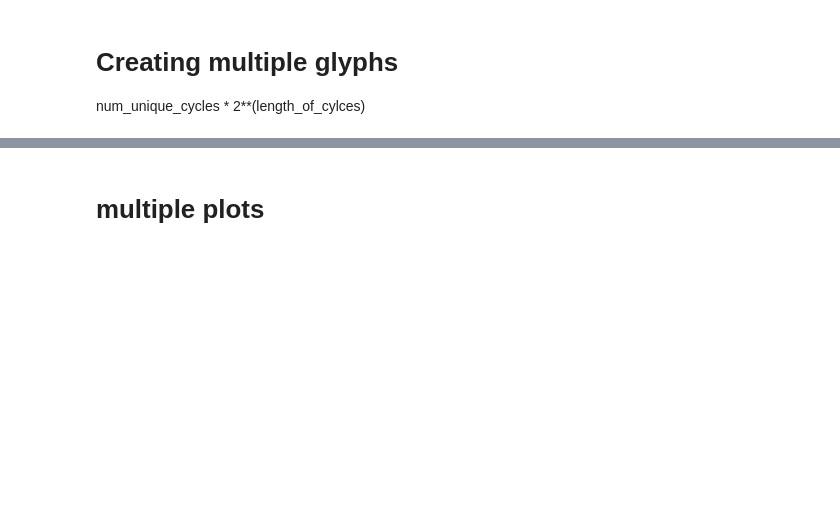
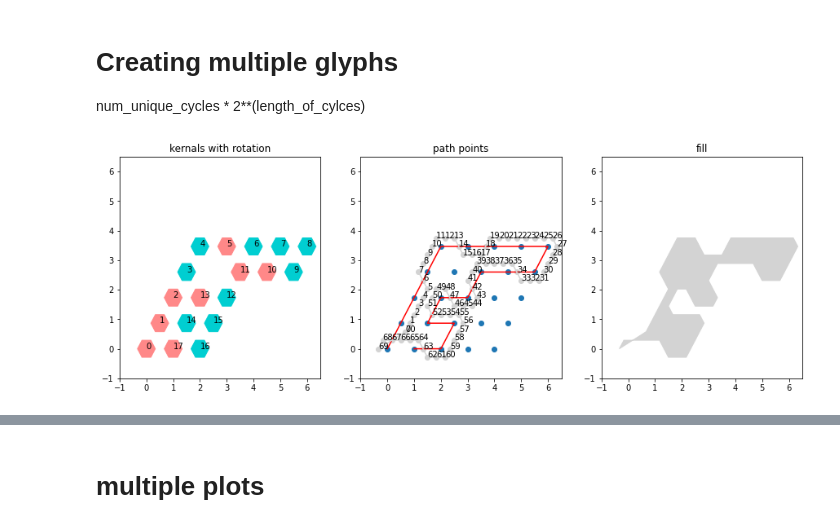
Before and after one commit to NicholasARossi/generative_artforms, a Jupyter notebook: notebooks/glyph_notebooks/glyph_demo.ipynb, the cells around one changed output, grey strips where cells are left out. Saved outputs shown, nothing was run; the diff lists cells and outputs as text; code cells hidden in the pictures; blank space fills up the shorter version.

```diff
--- a/notebooks/glyph_notebooks/glyph_demo.ipynb
+++ b/notebooks/glyph_notebooks/glyph_demo.ipynb
@@ -101,5 +109,10 @@ with tqdm(total=target_value) as pbar:
 result_df = pd.DataFrame(successful_cylces)
 result_df['glyph_objects'] = glyph_path_list
+# %%
+fig = render_path_debug(unsucessfull_glyph_path_list[10])
+fig.savefig('nubbly.png')
+# %% [output]
+[figure, added]
 # %%
 # compare by solidity
 # %%
```
Also changed, not shown: parts of 22 cells of this notebook.
